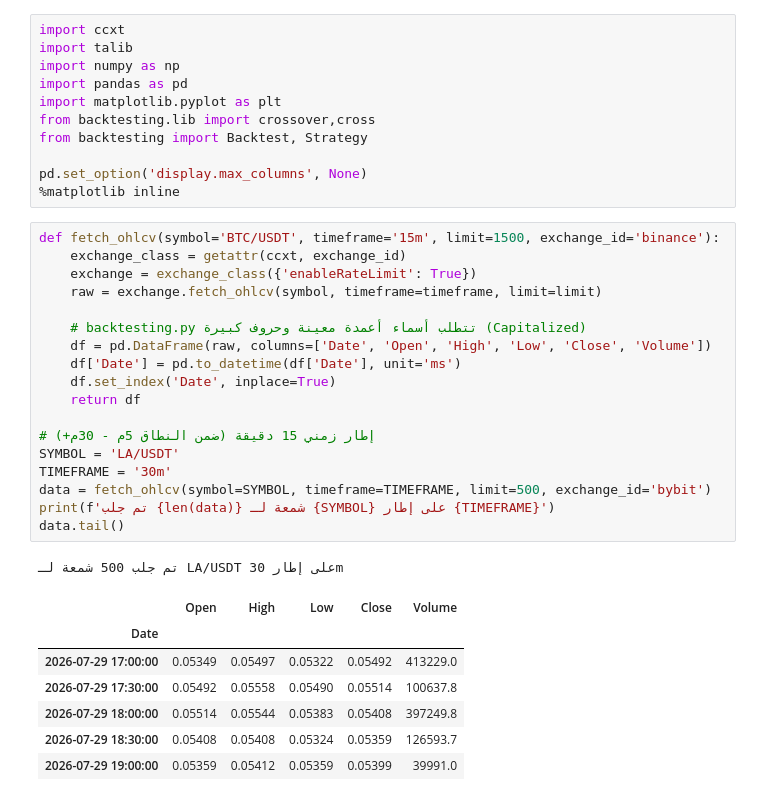
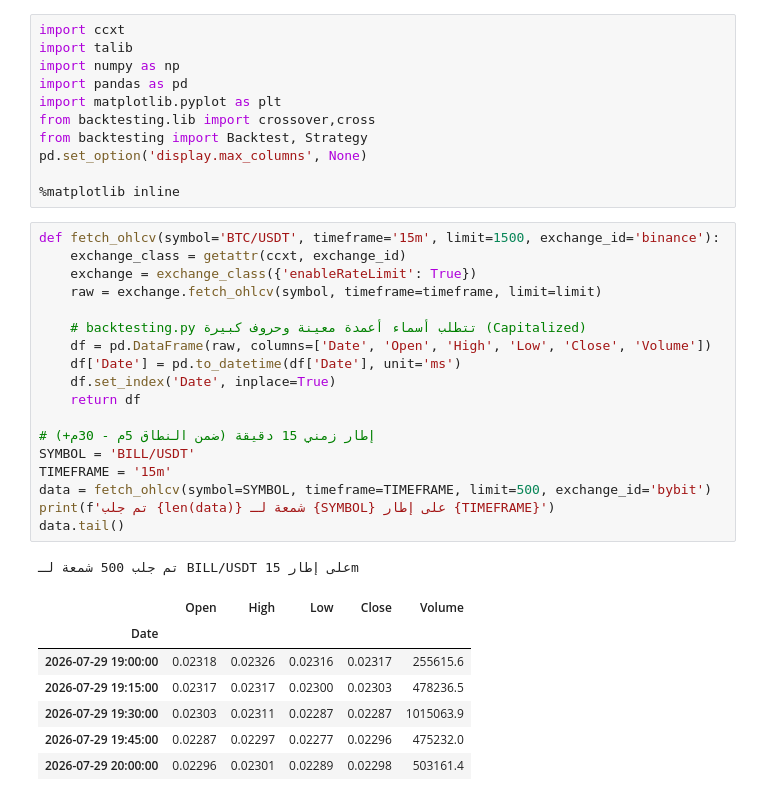
Before and after one commit to Seif-Abaza/SpotBot, a Jupyter notebook: new_backtest.ipynb, the cells around one changed output. Saved outputs shown, nothing was run; the diff lists cells and outputs as text.

```diff
--- a/new_backtest.ipynb
+++ b/new_backtest.ipynb
@@ -6,34 +6,34 @@ import pandas as pd
 import matplotlib.pyplot as plt
 from backtesting.lib import crossover,cross
 from backtesting import Backtest, Strategy
+pd.set_option('display.max_columns', None)
 
-pd.set_option('display.max_columns', None)
 %matplotlib inline
 # %%
 def fetch_ohlcv(symbol='BTC/USDT', timeframe='15m', limit=1500, exchange_id='binance'):
     exchange_class = getattr(ccxt, exchange_id)
     exchange = exchange_class({'enableRateLimit': True})
     raw = exchange.fetch_ohlcv(symbol, timeframe=timeframe, limit=limit)
 
     # backtesting.py تتطلب أسماء أعمدة معينة وحروف كبيرة (Capitalized)
     df = pd.DataFrame(raw, columns=['Date', 'Open', 'High', 'Low', 'Close', 'Volume'])
     df['Date'] = pd.to_datetime(df['Date'], unit='ms')
     df.set_index('Date', inplace=True)
     return df
 
 # إطار زمني 15 دقيقة (ضمن النطاق 5م - 30م+)
-SYMBOL = 'LA/USDT'
-TIMEFRAME = '30m'
+SYMBOL = 'BILL/USDT'
+TIMEFRAME = '15m'
 data = fetch_ohlcv(symbol=SYMBOL, timeframe=TIMEFRAME, limit=500, exchange_id='bybit')
 print(f'تم جلب {len(data)} شمعة لـ {SYMBOL} على إطار {TIMEFRAME}')
 data.tail()
 # %% [output]
-تم جلب 500 شمعة لـ LA/USDT على إطار 30m
+تم جلب 500 شمعة لـ BILL/USDT على إطار 15m
 |  | Open | High | Low | Close | Volume |
 | Date |  |  |  |  |  |
-| 2026-07-29 17:00:00 | 0.05349 | 0.05497 | 0.05322 | 0.05492 | 413229.0 |
-| 2026-07-29 17:30:00 | 0.05492 | 0.05558 | 0.05490 | 0.05514 | 100637.8 |
-| 2026-07-29 18:00:00 | 0.05514 | 0.05544 | 0.05383 | 0.05408 | 397249.8 |
-| 2026-07-29 18:30:00 | 0.05408 | 0.05408 | 0.05324 | 0.05359 | 126593.7 |
-| 2026-07-29 19:00:00 | 0.05359 | 0.05412 | 0.05359 | 0.05399 | 39991.0 |
+| 2026-07-29 19:00:00 | 0.02318 | 0.02326 | 0.02316 | 0.02317 | 255615.6 |
+| 2026-07-29 19:15:00 | 0.02317 | 0.02317 | 0.02300 | 0.02303 | 478236.5 |
+| 2026-07-29 19:30:00 | 0.02303 | 0.02311 | 0.02287 | 0.02287 | 1015063.9 |
+| 2026-07-29 19:45:00 | 0.02287 | 0.02297 | 0.02277 | 0.02296 | 475232.0 |
+| 2026-07-29 20:00:00 | 0.02296 | 0.02301 | 0.02289 | 0.02298 | 503161.4 |
 # %%
```
Also changed, not shown: parts of 2 cells of this notebook, 2 other files.
